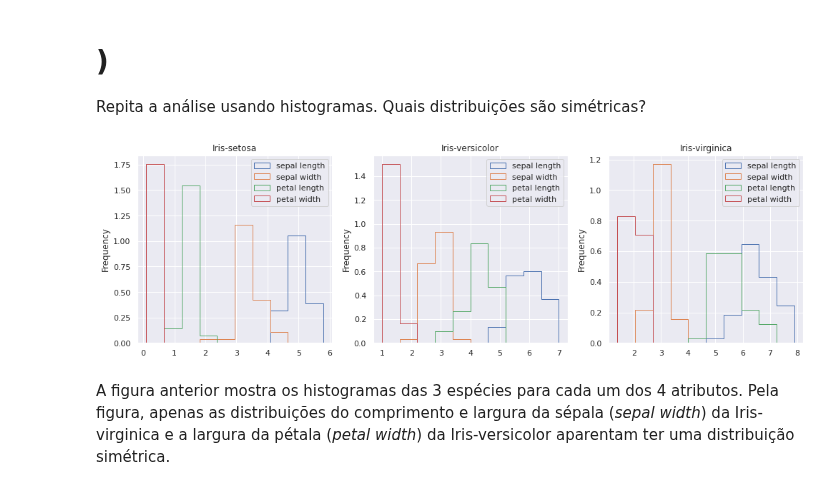
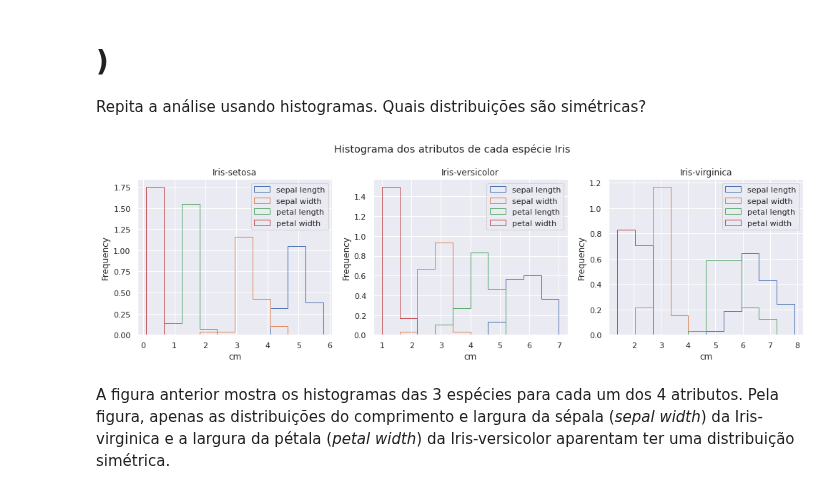
Before and after one commit to ifribeiro/TEI-EstApl, a Jupyter notebook: EPC2.ipynb, the cells around one changed output. Saved outputs shown, nothing was run; the diff lists cells and outputs as text; code cells hidden in the pictures.

```diff
--- a/EPC2.ipynb
+++ b/EPC2.ipynb
@@ -29,13 +30,14 @@ Pela figura, nota-se que os *boxplots* das espécies Iris-versicolor e Iris-virg
 Repita a análise usando histogramas. Quais distribuições são simétricas?
 # %%
 fig, ax = plt.subplots(ncols=3, figsize=(14,4.5))
-e = 0
 for i in range(3):
     iris[iris['class'] == especies[i]][atributos[:-1]].plot(kind='hist', histtype='step', ax=ax[i], density=True)
     ax[i].set_title(especies[i])
+    ax[i].set_xlabel("cm")
+plt.suptitle("Histograma dos atributos de cada espécie Iris")
 plt.tight_layout()
 # %% [output]
-[figure, old version]
+[figure, new version]
 # %% [markdown]
 A figura anterior mostra os histogramas das 3 espécies para cada um dos 4 atributos. Pela figura, apenas as distribuições do comprimento e largura da sépala (*sepal width*) da Iris-virginica e a largura da pétala (*petal width*) da Iris-versicolor aparentam ter uma distribuição simétrica.
 # %% [markdown]
```
Also changed, not shown: parts of 16 cells of this notebook, 1 other file.
